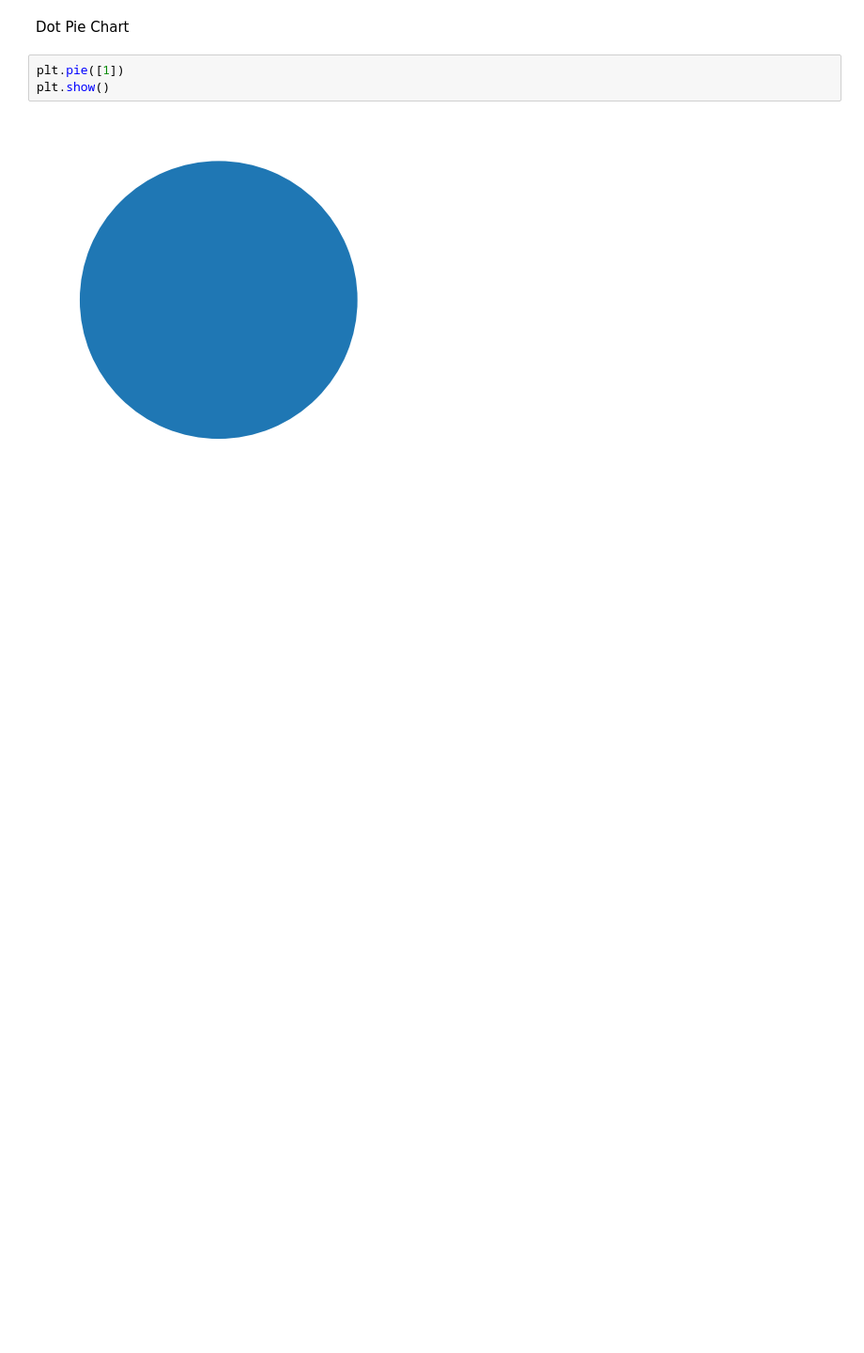
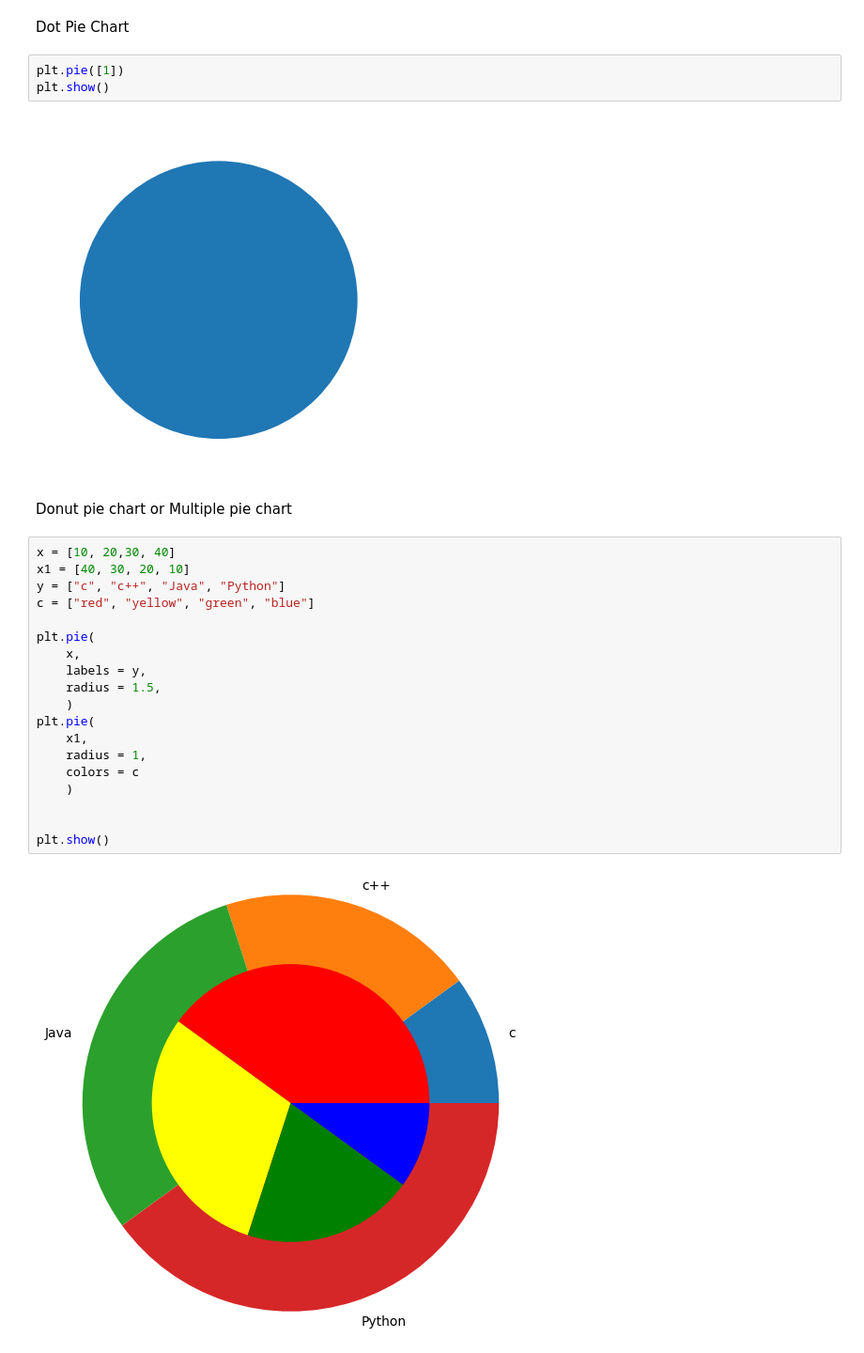
Before and after one commit to Musawer-Afzal/AI-Engineering, a Jupyter notebook: Matplotlib/pie_plot.ipynb, the cells around one changed output. Shown at 94% size. Cells and saved outputs as stored; diff of their text form; blank space fills up the shorter version.

Commit message:
Donut or Multiple pie charts

```diff
--- a/Matplotlib/pie_plot.ipynb
+++ b/Matplotlib/pie_plot.ipynb
@@ -247,3 +247,26 @@ plt.pie([1])
 plt.show()
 # %% [output]
 [figure]
+# %% [markdown]
+Donut pie chart or Multiple pie chart
+# %%
+x = [10, 20,30, 40]
+x1 = [40, 30, 20, 10]
+y = ["c", "c++", "Java", "Python"]
+c = ["red", "yellow", "green", "blue"]
+
+plt.pie(
+    x,
+    labels = y,
+    radius = 1.5,
+    )
+plt.pie(
+    x1,
+    radius = 1,
+    colors = c
+    )
+
+
+plt.show()
+# %% [output]
+[figure, added]
```
